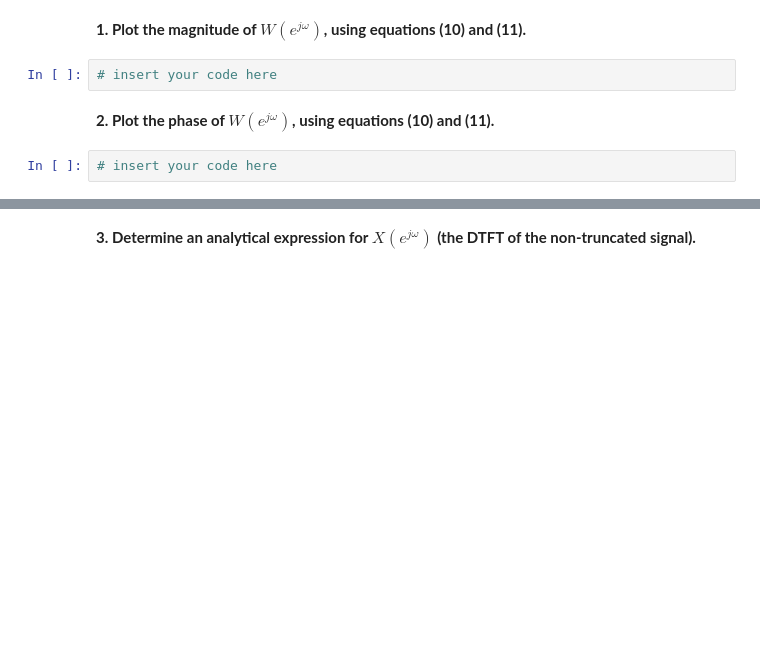
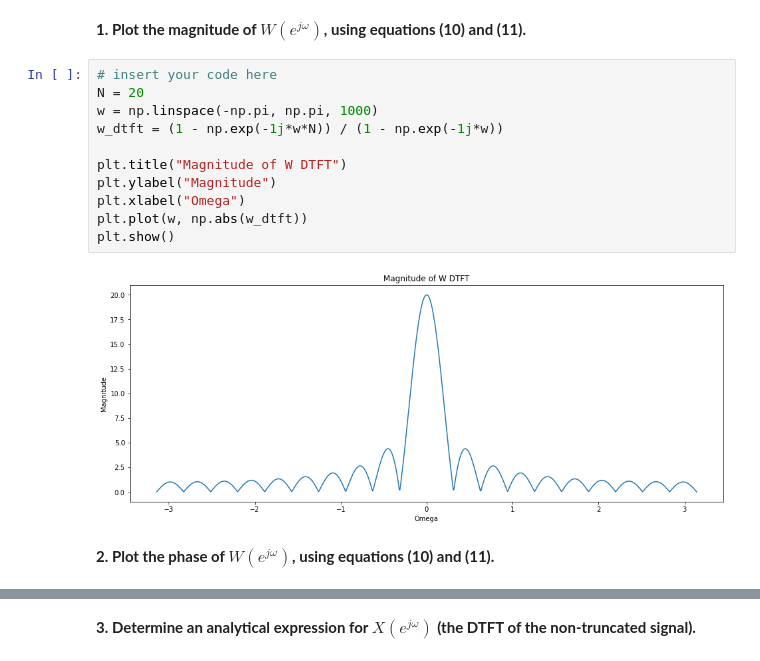
Before and after one commit to cdavin2/dsp_lab06a, a Jupyter notebook: lab06a_final_report.ipynb, the cells around one changed output, grey strips where cells are left out. Drawn from its saved outputs; the diff is of its cells as text; blank space fills up the shorter version.

```diff
--- a/lab06a_final_report.ipynb
+++ b/lab06a_final_report.ipynb
@@ -40,9 +193,18 @@ plt.rcParams['figure.figsize'] = (16, 6)
 <h3 style="color:red;"><left>Exercise 2: Windowing Effects</left></h3>
 # %% [markdown]
 **1. Plot the magnitude of $W(e^{j\omega})$, using equations (10) and (11).**
-# %%
-# insert your code here
+# %%
+# insert your code here
+N = 20
+w = np.linspace(-np.pi, np.pi, 1000)
+w_dtft = (1 - np.exp(-1j*w*N)) / (1 - np.exp(-1j*w))
+
+plt.title("Magnitude of W DTFT")
+plt.ylabel("Magnitude")
+plt.xlabel("Omega")
+plt.plot(w, np.abs(w_dtft))
+plt.show()
+# %% [output]
+[figure, added]
 # %% [markdown]
 **2. Plot the phase of $W(e^{j\omega})$, using equations (10) and (11).**
-# %%
-# insert your code here
```
Also changed, not shown: parts of 35 cells of this notebook.
